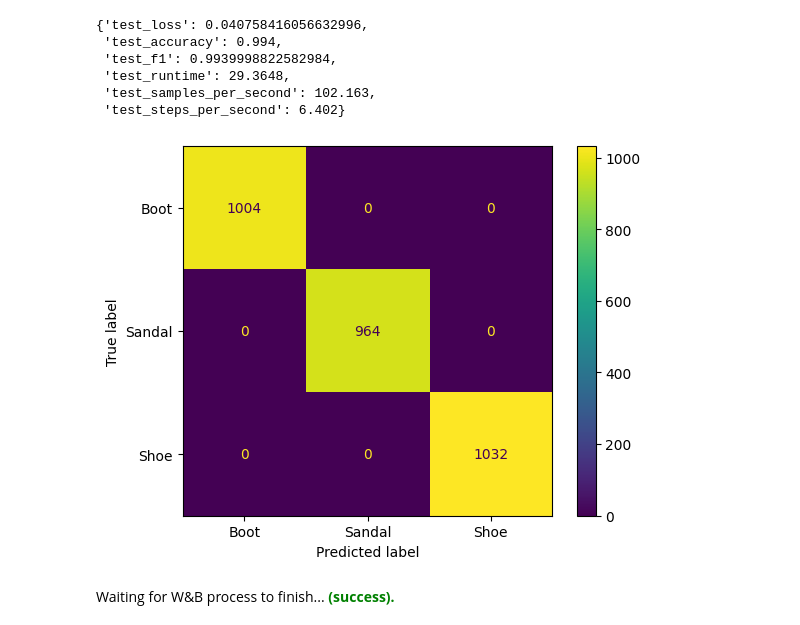
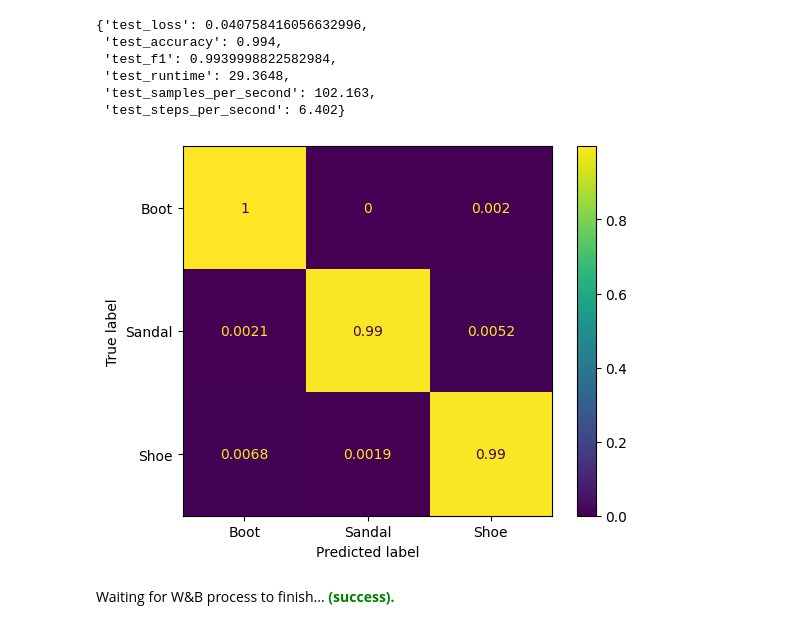
Before and after one commit to ssime-git/transformers_hugging_face, a Jupyter notebook: notebook/shoe_boot_sandal_classification.ipynb, the cells around one changed output. Drawn from its saved outputs; the diff is of its cells as text; code cells hidden in the pictures.

```diff
--- a/notebook/shoe_boot_sandal_classification.ipynb
+++ b/notebook/shoe_boot_sandal_classification.ipynb
@@ -453,13 +453,13 @@ predictions.metrics
  'test_steps_per_second': 6.402}
 # %%
 # convert the predictions to labels
-vit_pred = [labels[idx] for idx in predictions.label_ids]
+vit_pred = [labels[idx] for idx in predictions.predictions.argmax(axis=1).tolist()]
 
 # plot the confusion matrix
-ConfusionMatrixDisplay.from_predictions(zero_true, vit_pred)#, normalize='true')
+ConfusionMatrixDisplay.from_predictions(zero_true, vit_pred, normalize='true')
 plt.show()
 # %% [output]
-[figure, old version]
+[figure, new version]
 # %%
 # finish the experiment
 run.finish()
```
Also changed, not shown: parts of 12 cells of this notebook.
